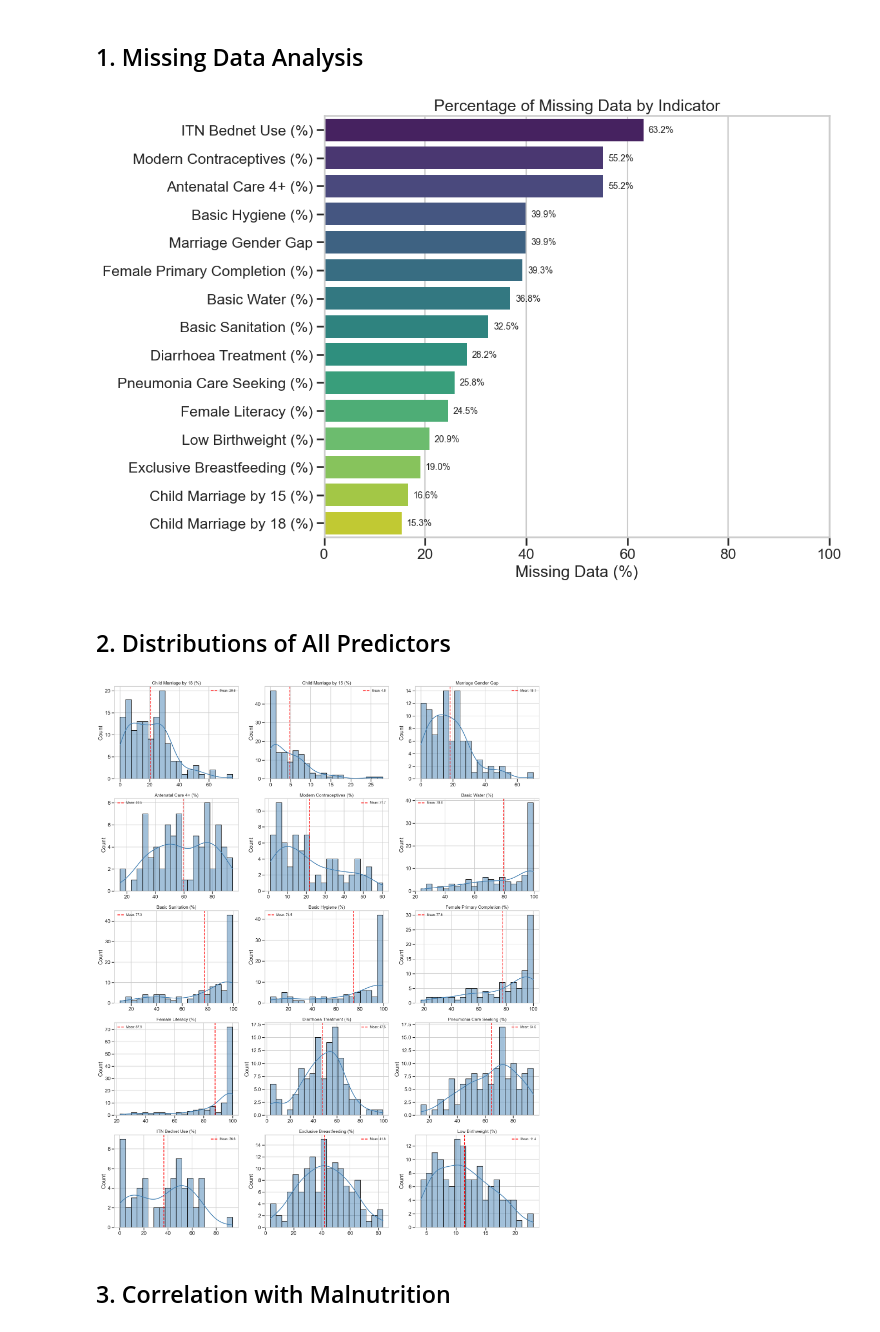
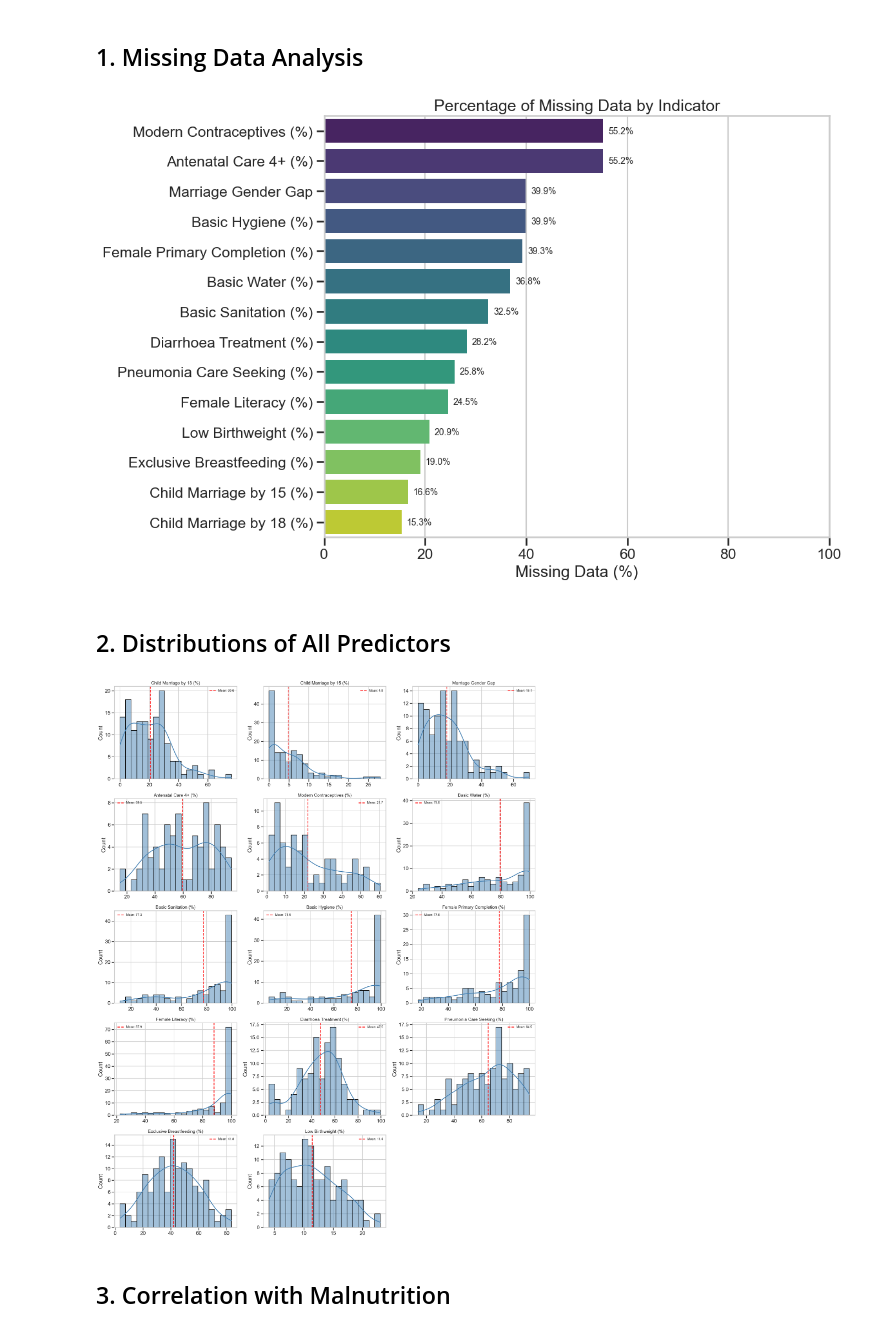
Before and after one commit to JiayiQinivy/UNICEF-DS, a Jupyter notebook: xgboost_datasets_visualisation.ipynb, the cells around one changed output. Cells and saved outputs as stored; diff of their text form; code cells hidden in the pictures.

Commit message:
Update xgboost visualisation notebook with improved model results

```diff
--- a/xgboost_datasets_visualisation.ipynb
+++ b/xgboost_datasets_visualisation.ipynb
@@ -11,7 +11,7 @@ df = pd.read_csv('outputs/xgboost_final_dataset.csv')
 gender_ind = ["female_married_by_18", "female_married_by_15", "marriage_gap_18", "anc4_15_19_pct", "modern_contraceptive_pct"]
 wash_ind = ["wat_bas_nat", "san_bas_nat", "hyg_bas_nat"]
 edu_ind = ["completion_primary_f", "literacy_f"]
-health_ind = ["diarrhoea_care_pct", "pneumonia_care_pct", "itn_use_pct", "exclusive_bf_pct", "low_birthweight_pct"]
+health_ind = ["diarrhoea_care_pct", "pneumonia_care_pct", "exclusive_bf_pct", "low_birthweight_pct"]
 
 all_indicators = gender_ind + wash_ind + edu_ind + health_ind
 
@@ -28,7 +28,6 @@ indicator_labels = {
     "literacy_f": "Female Literacy (%)",
     "diarrhoea_care_pct": "Diarrhoea Treatment (%)",
     "pneumonia_care_pct": "Pneumonia Care Seeking (%)",
-    "itn_use_pct": "ITN Bednet Use (%)",
     "exclusive_bf_pct": "Exclusive Breastfeeding (%)",
     "low_birthweight_pct": "Low Birthweight (%)"
 }
@@ -57,28 +56,32 @@ for i, v in enumerate(missing_data.values):
 plt.tight_layout()
 plt.show()
 # %% [output]
-[figure, old version]
+[figure, new version]
 # %% [markdown]
 ## 2. Distributions of All Predictors
 # %%
 fig, axes = plt.subplots(5, 3, figsize=(20, 25))
 axes = axes.flatten()
 
 for i, indicator in enumerate(all_indicators):
     sns.histplot(data=df, x=indicator, kde=True, ax=axes[i], color='steelblue', bins=20)
     axes[i].set_title(f'{indicator_labels[indicator]}', fontsize=14)
     axes[i].set_xlabel('')
     axes[i].set_ylabel('Count')
 
     mean_val = df[indicator].mean()
     if pd.notna(mean_val):
         axes[i].axvline(mean_val, color='red', linestyle='--', label=f'Mean: {mean_val:.1f}')
         axes[i].legend(fontsize=10)
 
+# Hide unused subplot
+for j in range(len(all_indicators), len(axes)):
+    axes[j].set_visible(False)
+
 plt.tight_layout()
 plt.show()
 # %% [output]
-[figure, old version]
+[figure, new version]
 # %% [markdown]
 ## 3. Correlation with Malnutrition
 # %%
```
Also changed, not shown: parts of 6 cells of this notebook.
